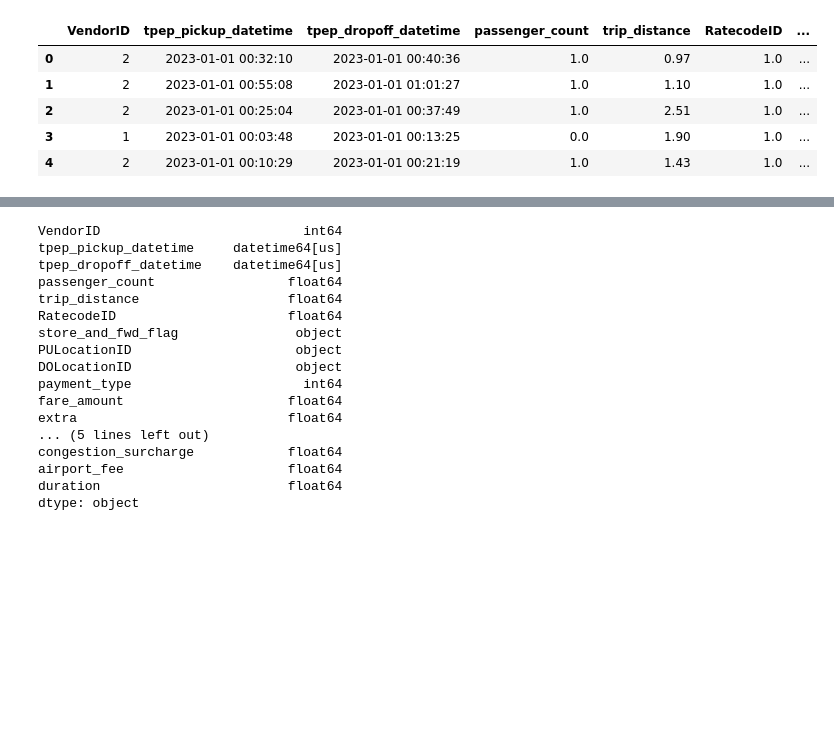
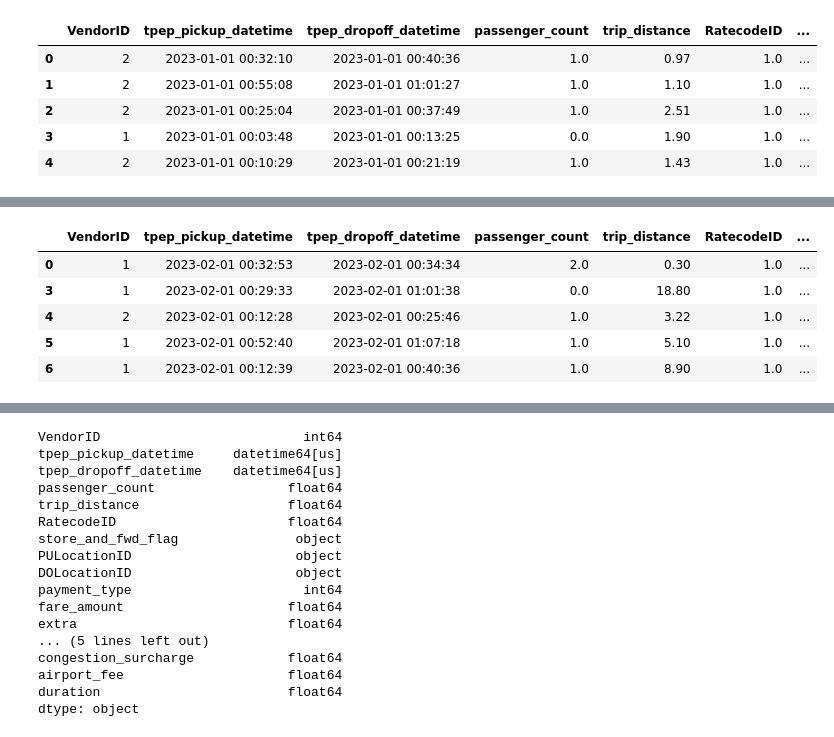
Before and after one commit to paleze/mlops-zoomcamp-2025, a Jupyter notebook: 02-experiment-tracking/duration-prediction.ipynb, the cells around one changed output, grey strips where cells are left out. Saved outputs shown, nothing was run; the diff lists cells and outputs as text; code cells hidden in the pictures; blank space fills up the shorter version.

```diff
--- a/02-experiment-tracking/duration-prediction.ipynb
+++ b/02-experiment-tracking/duration-prediction.ipynb
@@ -47,0 +31,15 @@ df=df[df.duration>0]
+# %%
+def create_duration_col(df):
+    # Add a duration feature by computing it from pick p and drop off time
+
+    lpep_dropoff_datetime=pd.to_datetime(df.tpep_dropoff_datetime)
+    lpep_pickup_datetime=pd.to_datetime(df.tpep_pickup_datetime)
+
+    df['duration']=lpep_dropoff_datetime-lpep_pickup_datetime
+    df.duration=df.duration.apply(lambda td: td.total_seconds()/60)
+    df=df[df.duration>0]
+
+    # Keep only durations included between 1 and 60 minutes
+    df = df[ (df.duration >1) & (df.duration<60) ]
+
+    return df
@@ -48,3 +56,13 @@ df=df[df.duration>0]
+# %%
+df_val = create_duration_col(df_val)
+df_val.head()
+# %% [output]
+|  | VendorID | tpep_pickup_datetime | tpep_dropoff_datetime | passenger_count | trip_distance | RatecodeID | ... |
+| 0 | 1 | 2023-02-01 00:32:53 | 2023-02-01 00:34:34 | 2.0 | 0.30 | 1.0 | ... |
+| 3 | 1 | 2023-02-01 00:29:33 | 2023-02-01 01:01:38 | 0.0 | 18.80 | 1.0 | ... |
+| 4 | 2 | 2023-02-01 00:12:28 | 2023-02-01 00:25:46 | 1.0 | 3.22 | 1.0 | ... |
+| 5 | 1 | 2023-02-01 00:52:40 | 2023-02-01 01:07:18 | 1.0 | 5.10 | 1.0 | ... |
+| 6 | 1 | 2023-02-01 00:12:39 | 2023-02-01 00:40:36 | 1.0 | 8.90 | 1.0 | ... |
 # %%
 df.duration.describe(percentiles=[0.95, 0.98, 0.99])
 # %% [output]
```
Also changed, not shown: parts of 27 cells of this notebook, 1 other file.
